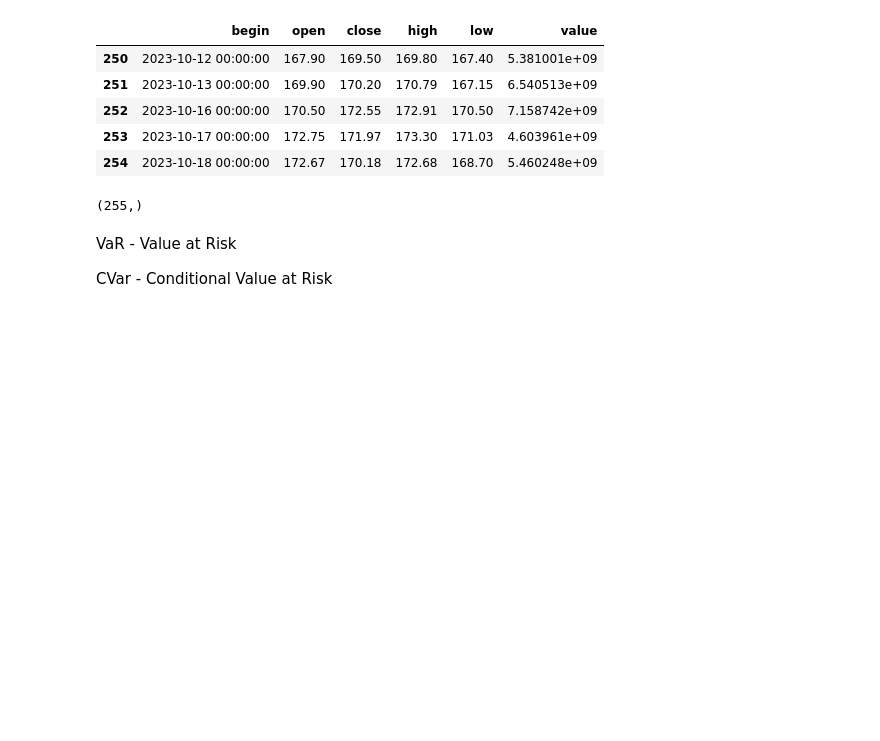
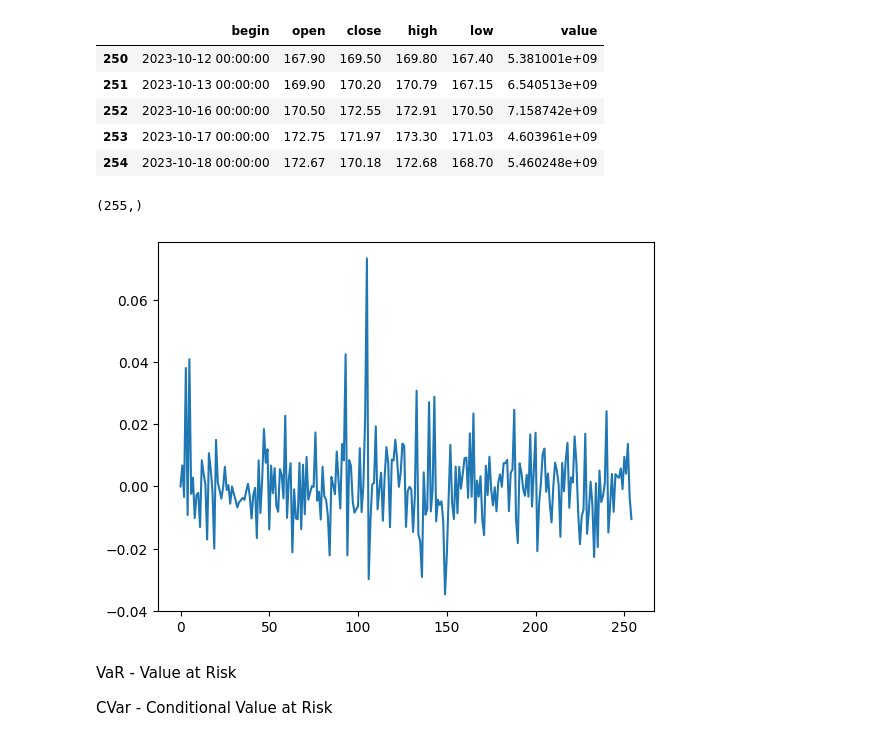
Before and after one commit to Kasymkhankhubiyev/Sirius-Uni, a Jupyter notebook: Intoduction Into Profession/tasks/Task6.ipynb, the cells around one changed output. Saved outputs shown, nothing was run; the diff lists cells and outputs as text; code cells hidden in the pictures; blank space fills up the shorter version.

```diff
--- a/Intoduction Into Profession/tasks/Task6.ipynb
+++ b/Intoduction Into Profession/tasks/Task6.ipynb
@@ -41,6 +41,11 @@ income_vec = log_income(df)
 income_vec.shape
 # %% [output]
 (255,)
+# %%
+plt.plot(income_vec)
+plt.show()
+# %% [output]
+[figure, added]
 # %% [markdown]
 VaR - Value at Risk
 
```
Also changed, not shown: parts of 19 cells of this notebook.
